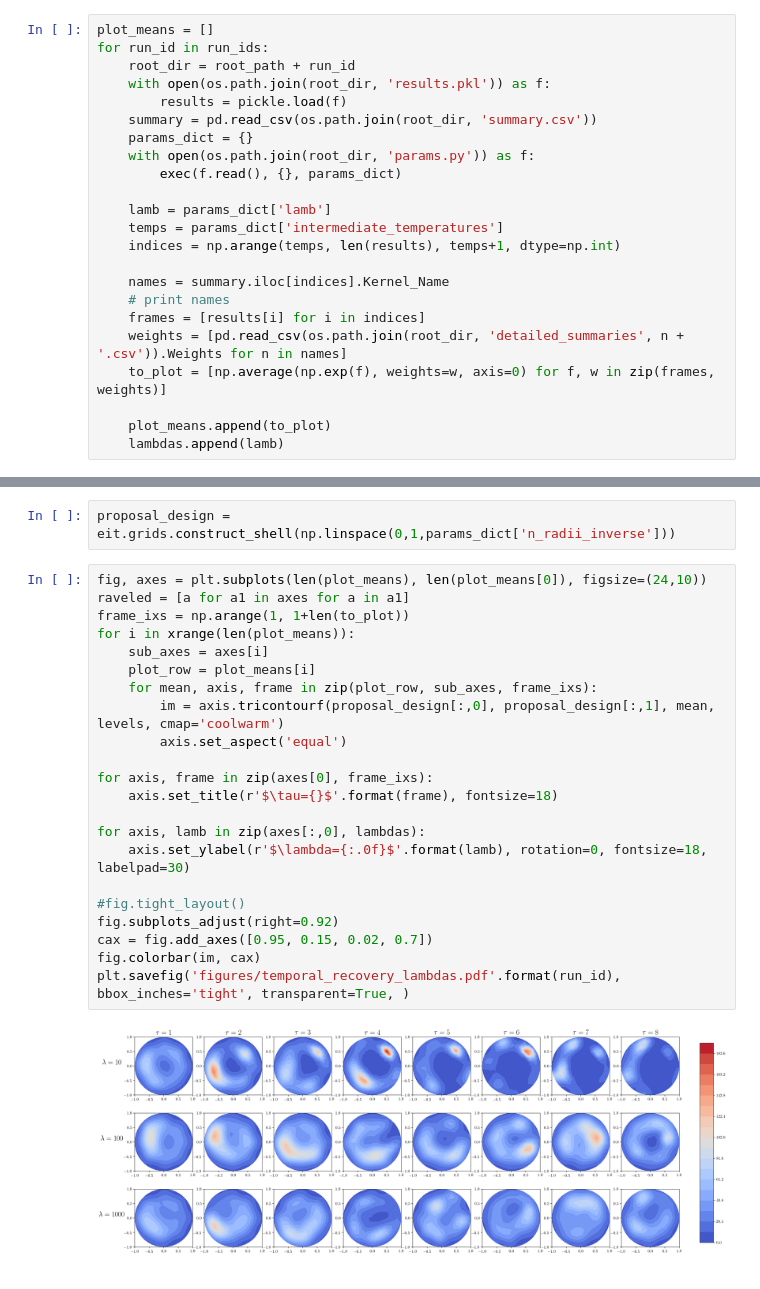
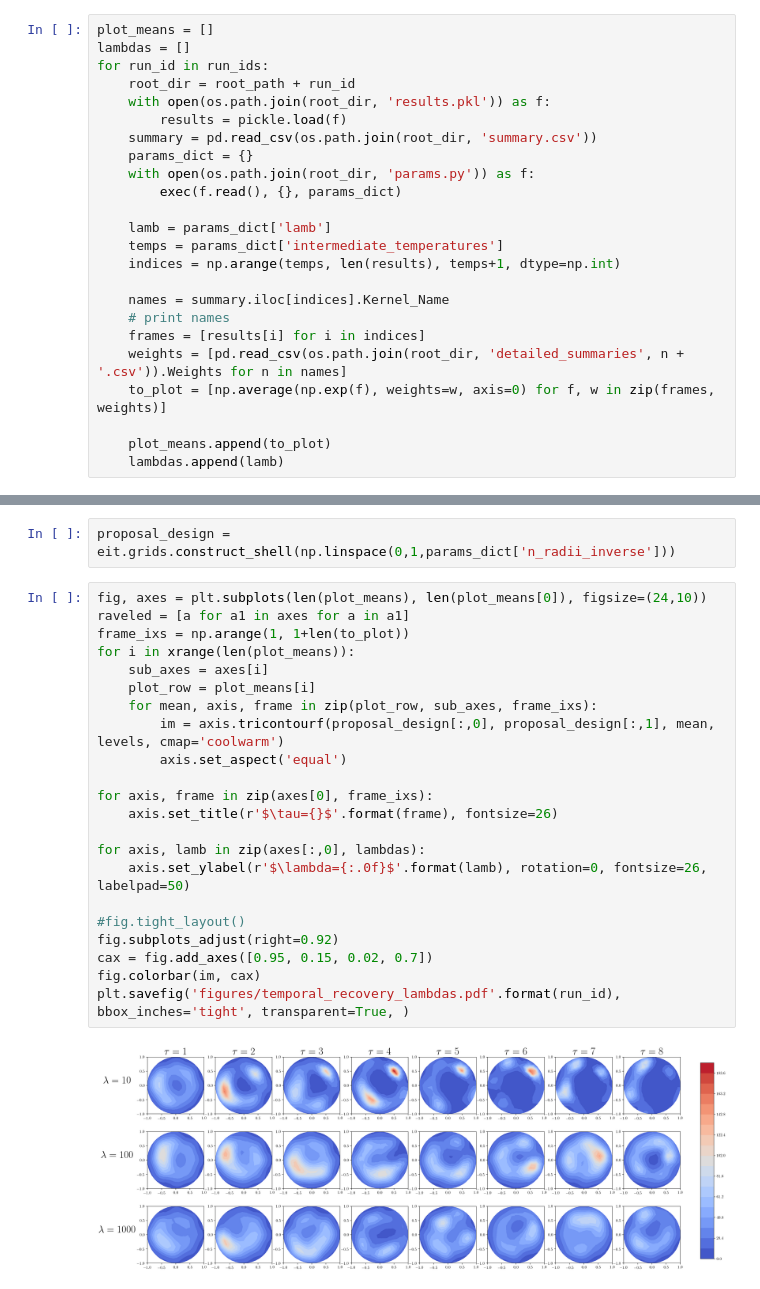
Before and after one commit to jcockayne/hydrocyclone_code, a Jupyter notebook: notebooks/Hydrocyclone_Results_Temporal_Lambdas.ipynb, the cells around one changed output, grey strips where cells are left out. Drawn from its saved outputs; the diff is of its cells as text.

Commit message:
Tweak font sizes on figures

```diff
--- a/notebooks/Hydrocyclone_Results_Temporal_Lambdas.ipynb
+++ b/notebooks/Hydrocyclone_Results_Temporal_Lambdas.ipynb
@@ -13,6 +13,7 @@ root_path = 'results/temporal_recovery_'
 run_ids = ['n=5_5b47c487', 'n=5_aab75251', 'n=6_bebc881d']
 # %%
 plot_means = []
+lambdas = []
 for run_id in run_ids:
     root_dir = root_path + run_id
     with open(os.path.join(root_dir, 'results.pkl')) as f:
@@ -43,24 +44,24 @@ proposal_design = eit.grids.construct_shell(np.linspace(0,1,params_dict['n_radii
 # %%
 fig, axes = plt.subplots(len(plot_means), len(plot_means[0]), figsize=(24,10))
 raveled = [a for a1 in axes for a in a1]
 frame_ixs = np.arange(1, 1+len(to_plot))
 for i in xrange(len(plot_means)):
     sub_axes = axes[i]
     plot_row = plot_means[i]
     for mean, axis, frame in zip(plot_row, sub_axes, frame_ixs):
         im = axis.tricontourf(proposal_design[:,0], proposal_design[:,1], mean, levels, cmap='coolwarm')
         axis.set_aspect('equal')
 
 for axis, frame in zip(axes[0], frame_ixs):
-    axis.set_title(r'$\tau={}$'.format(frame), fontsize=18)
+    axis.set_title(r'$\tau={}$'.format(frame), fontsize=26)
 
 for axis, lamb in zip(axes[:,0], lambdas):
-    axis.set_ylabel(r'$\lambda={:.0f}$'.format(lamb), rotation=0, fontsize=18, labelpad=30)
+    axis.set_ylabel(r'$\lambda={:.0f}$'.format(lamb), rotation=0, fontsize=26, labelpad=50)
 
 #fig.tight_layout()
 fig.subplots_adjust(right=0.92)
 cax = fig.add_axes([0.95, 0.15, 0.02, 0.7])
 fig.colorbar(im, cax)
 plt.savefig('figures/temporal_recovery_lambdas.pdf'.format(run_id), bbox_inches='tight', transparent=True, )
 # %% [output]
-[figure, old version]
+[figure, new version]
```
Also changed, not shown: parts of 4 cells of this notebook, 3 other files.
